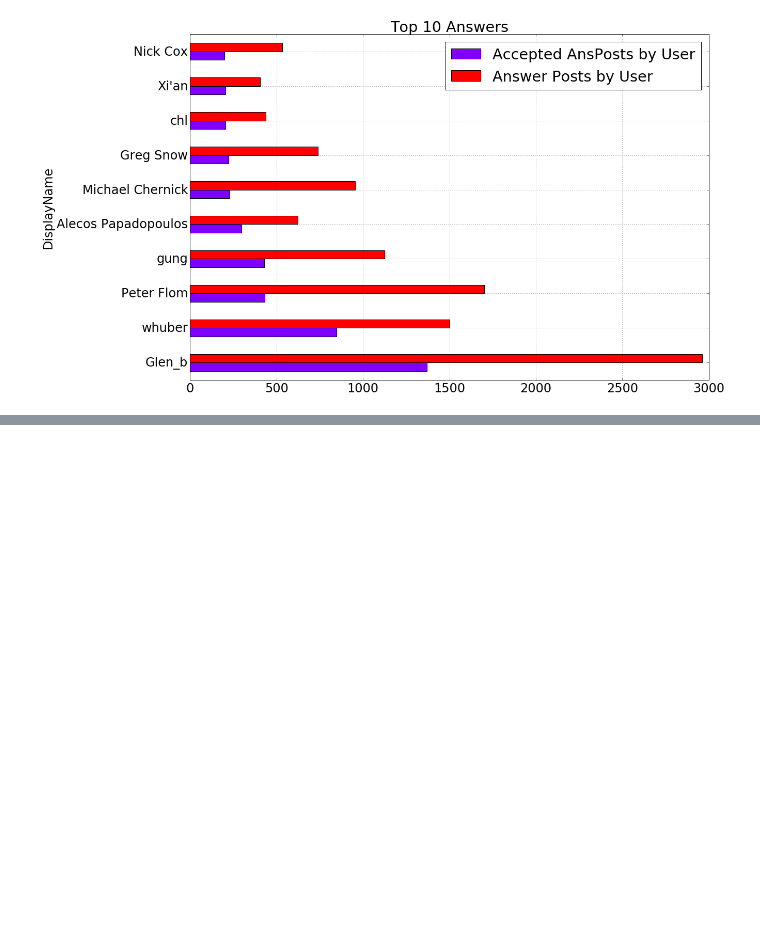
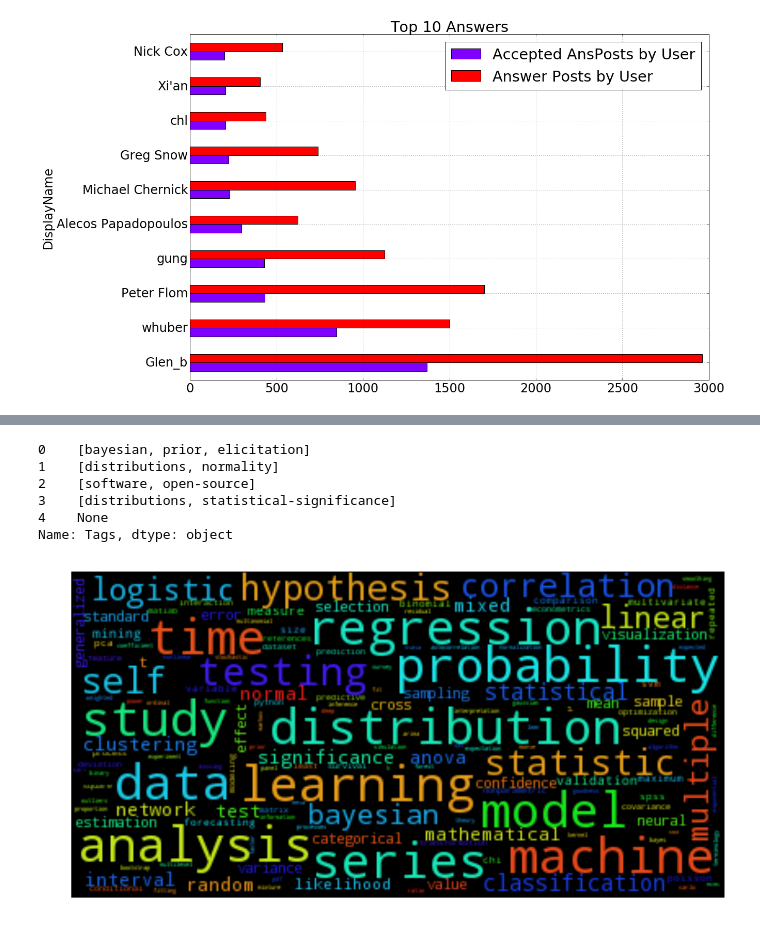
Before and after one commit to jpzhangvincent/StackOverflow-MLproject, a Jupyter notebook: EDA/Exploratory Data Analysis .ipynb, the cells around one changed output, grey strips where cells are left out. Cells and saved outputs as stored; diff of their text form; code cells hidden in the pictures; blank space fills up the shorter version.

Commit message:
add word cloud

```diff
--- a/EDA/Exploratory Data Analysis .ipynb
+++ b/EDA/Exploratory Data Analysis .ipynb
@@ -285,2 +230,9 @@ u'today pattern recognition class professor talk pca eigenvectors eigenvalues ma
+# %%
+def clean_tag(row):
+    if row!=None:
+        tags = re.sub('<|>',' ',row).split()
+        return tags
+    else:
+        return
 # %%
-text_bodies = post_df.Body.map(lambda i: clean_text(i))
+post_df.Tags = post_df.Tags.map(lambda i: clean_tag(i))
@@ -291,0 +239,22 @@ nlp = English()
+# %%
+post_df.Tags.head(5)
+# %% [output]
+0    [bayesian, prior, elicitation]
+1    [distributions, normality]
+2    [software, open-source]
+3    [distributions, statistical-significance]
+4    None
+Name: Tags, dtype: object
+# %%
+wctext = ' '.join([word for sublist in post_df.Tags.dropna() for word in sublist])
+
+# take relative word frequencies into account, lower max_font_size
+wc = WordCloud(background_color="black", max_font_size=30)
+wc.generate(wctext)
+plt.figure(figsize=(20,20))
+plt.imshow(wc)
+plt.axis("off")
+#plt.show()
+plt.savefig('wordcloud')
+# %% [output]
+[figure, added]
```
Also changed, not shown: parts of 8 cells of this notebook.
